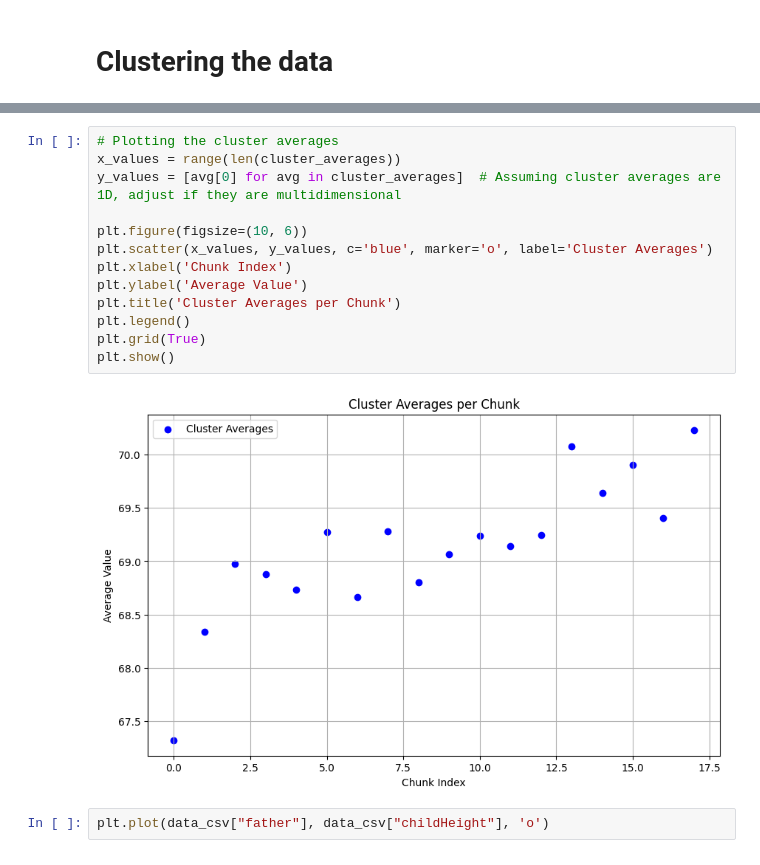
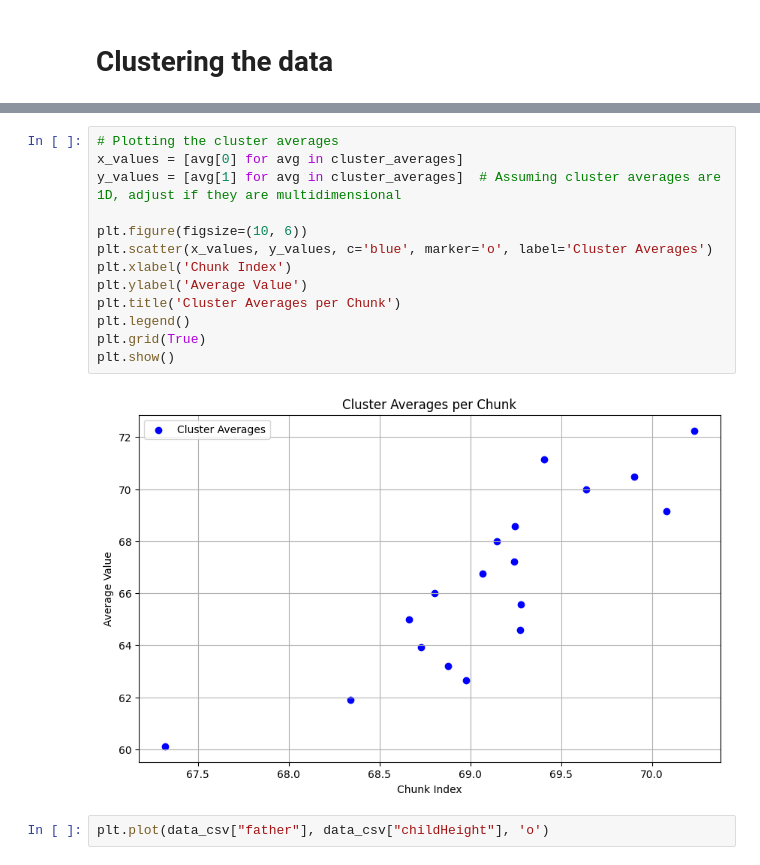
Before and after one commit to wStobaugh/CRO, a Jupyter notebook: main.ipynb, the cells around one changed output, grey strips where cells are left out. Drawn from its saved outputs; the diff is of its cells as text.

```diff
--- a/main.ipynb
+++ b/main.ipynb
@@ -149,19 +150,19 @@ print(cluster_averages)
 [[67.32, 60.122], [68.338, 61.896], [68.978, 62.658], [68.876, 63.192], [68.73, 63.910000000000004], [69.274, 64.576], [68.664, 65.0], [69.28, 65.582], [68.804, 66.004], [69.068, 66.756], [69.242, 67. ...
 # %%
 # Plotting the cluster averages
-x_values = range(len(cluster_averages))
-y_values = [avg[0] for avg in cluster_averages]  # Assuming cluster averages are 1D, adjust if they are multidimensional
+x_values = [avg[0] for avg in cluster_averages]
+y_values = [avg[1] for avg in cluster_averages]  # Assuming cluster averages are 1D, adjust if they are multidimensional
 
 plt.figure(figsize=(10, 6))
 plt.scatter(x_values, y_values, c='blue', marker='o', label='Cluster Averages')
 plt.xlabel('Chunk Index')
 plt.ylabel('Average Value')
 plt.title('Cluster Averages per Chunk')
 plt.legend()
 plt.grid(True)
 plt.show()
 # %% [output]
-[figure, old version]
+[figure, new version]
 # %%
 plt.plot(data_csv["father"], data_csv["childHeight"], 'o')
 # %% [output]
```
Also changed, not shown: parts of 1 cell of this notebook.
